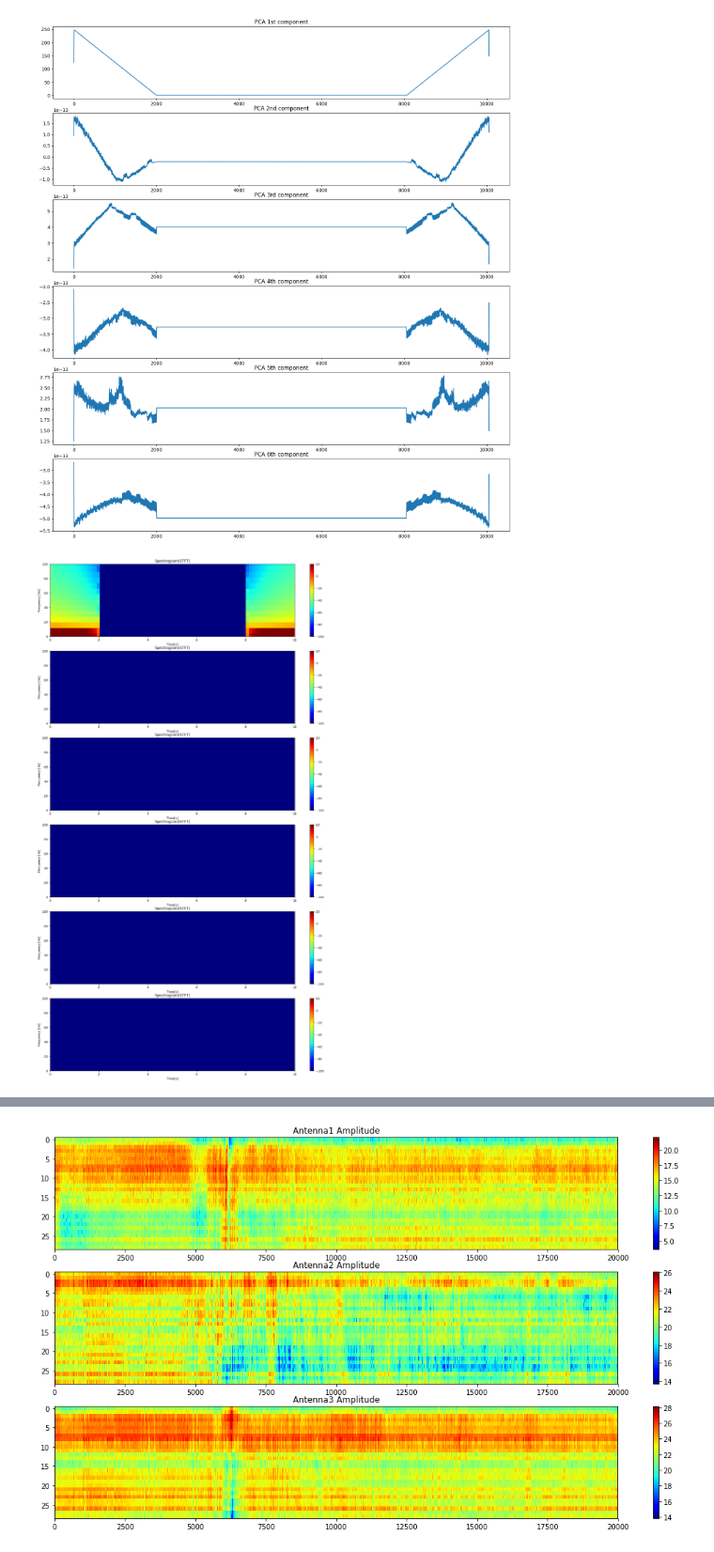
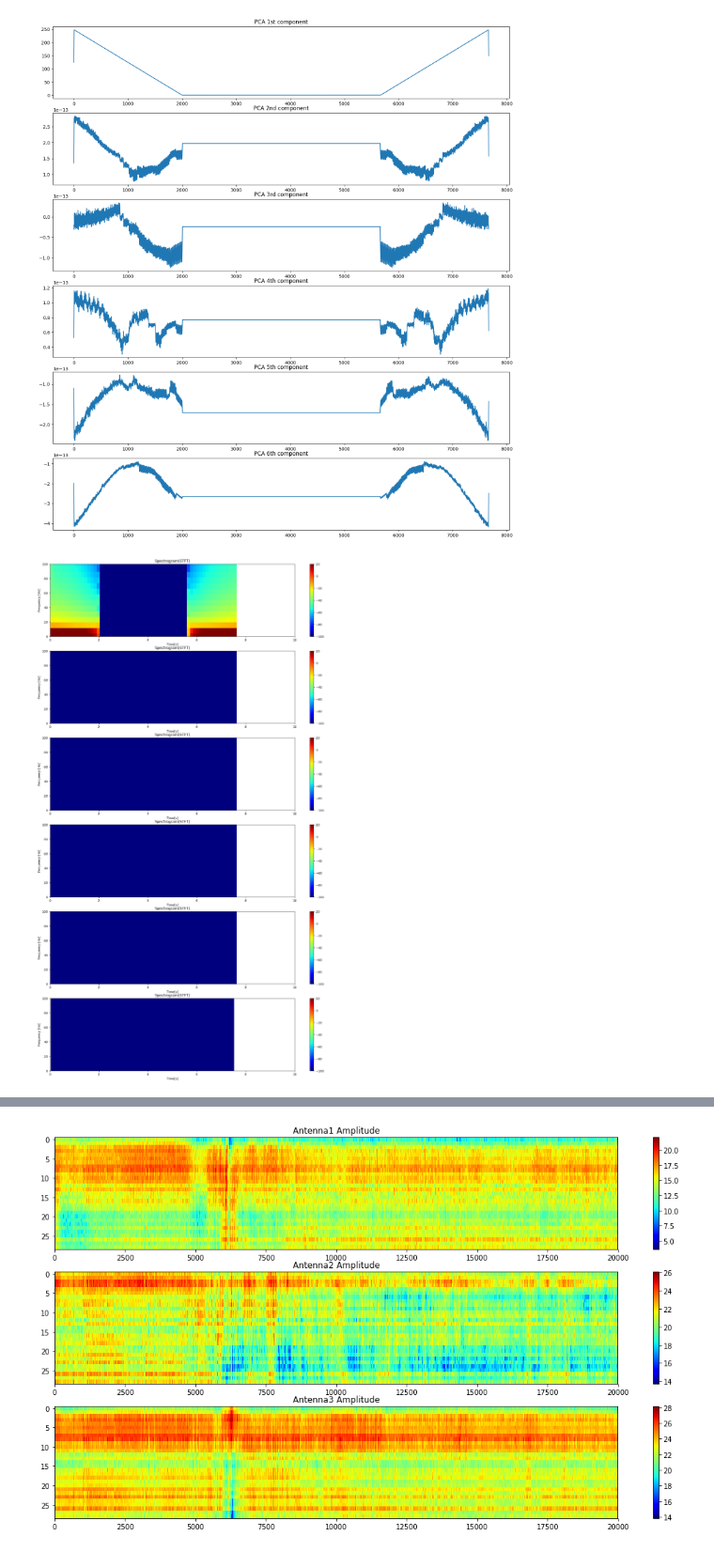
Before and after one commit to Kishor978/Wifi_based_HAR, a Jupyter notebook: notebooks/PCA_STFT_visualize.ipynb, the cells around one changed output, grey strips where cells are left out. Shown at 94% size. Drawn from its saved outputs; the diff is of its cells as text; code cells hidden in the pictures.

```diff
--- a/notebooks/PCA_STFT_visualize.ipynb
+++ b/notebooks/PCA_STFT_visualize.ipynb
@@ -145,7 +144,7 @@ def visualize(path1):
     plt.ylim(0,100)
 
     plt.subplot(616)
-    Pxx, freqs, bins, im = plt.specgram(pca_data2[:,5], NFFT=128, Fs=1000, noverlap=1, cmap="jet", vmin=-100,vmax=20)
+    Pxx, freqs, bins, im = plt.specgram(pca_data2[:,5], NFFT=256, Fs=1000, noverlap=64, cmap="jet", vmin=-100,vmax=20)
     plt.xlabel("Time[s]")
     plt.ylabel("Frequency [Hz]")
     plt.title("Spectrogram(STFT)")
@@ -158,10 +157,10 @@ def visualize(path1):
     plt.figure(figsize = (18,10))
     ax = plt.subplot(111)
 #    ax.magnitude_spectrum(pca_data2[:,0], Fs=1000, scale='dB', color='C1')
-    ax.magnitude_spectrum(pca_data2[5000:7500,0], Fs=1000, color='C1')
+    ax.magnitude_spectrum(pca_data2[:,0], Fs=10000, color='C1')
     plt.xlim(0,100)
-    plt.ylim(0,1000)
+    plt.ylim(0,10)
     plt.show()
 # %%
-visualize(path1 = "./dataset/vitalnia_lviv/2/data.csv")
+visualize(path1= "E:\\Wifi_based_HAR\\dataset\\bedroom_lviv\\4\\data.csv")
 # %% [output]
@@ -169,2 +168,2 @@ visualize(path1 = "./dataset/vitalnia_lviv/2/data.csv")
-[figure, old version]
+[figure, new version]
-[figure, old version]
+[figure, new version]
```
Also changed, not shown: parts of 5 cells of this notebook, 3 other files.
